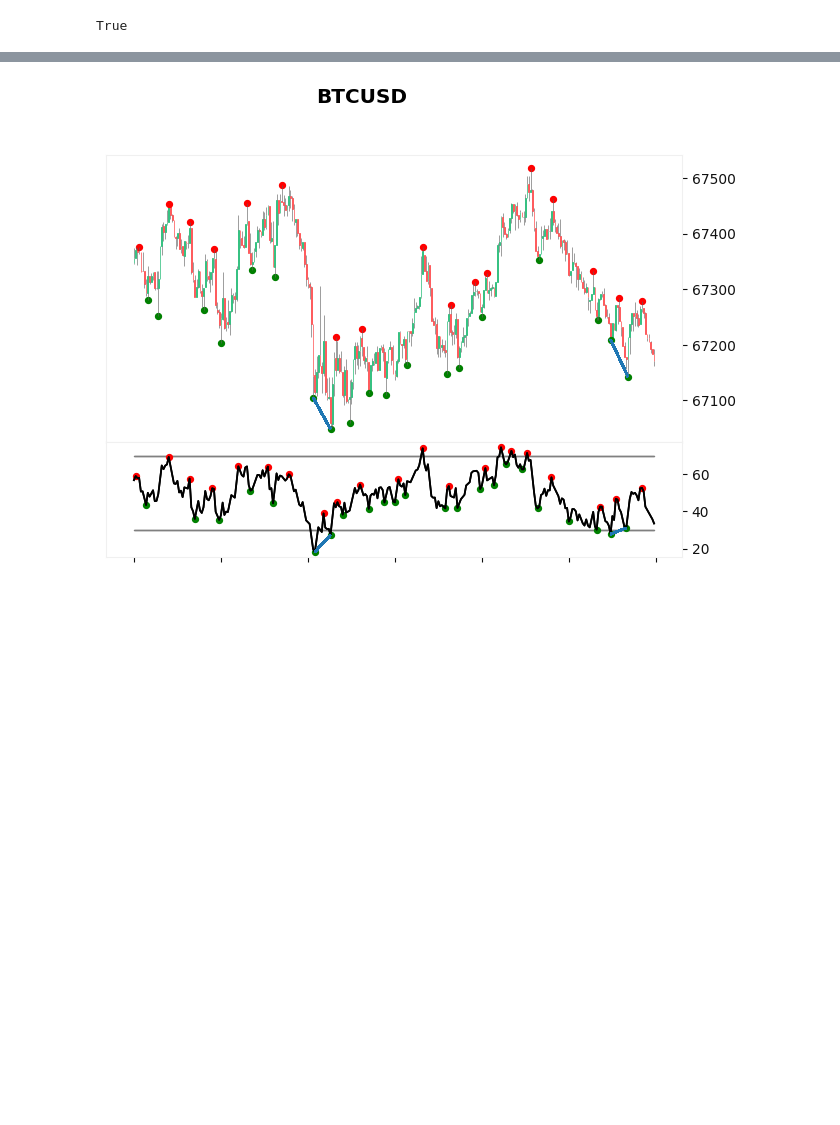
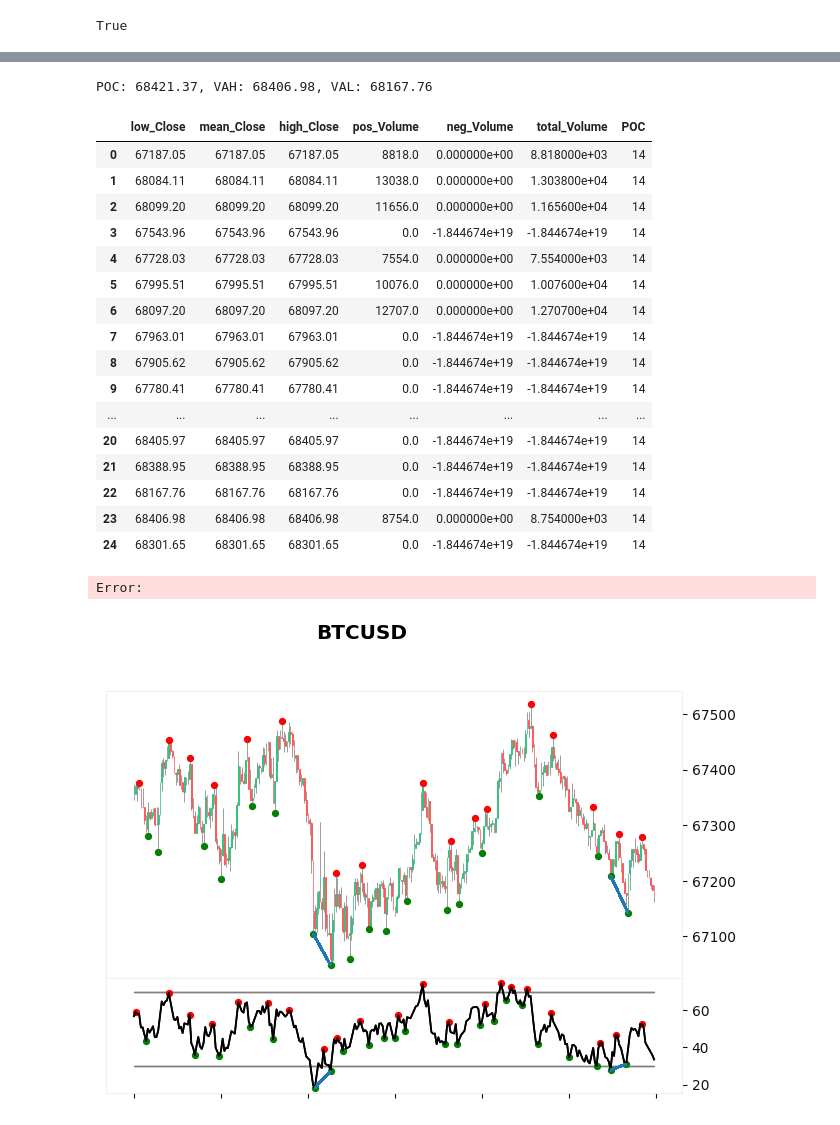
Before and after one commit to nguyenvantat1182002/rsi-signal-bot, a Jupyter notebook: rsi-signal-bot.ipynb, the cells around one changed output, grey strips where cells are left out. Drawn from its saved outputs; the diff is of its cells as text; code cells hidden in the pictures; blank space fills up the shorter version.

```diff
--- a/rsi-signal-bot.ipynb
+++ b/rsi-signal-bot.ipynb
@@ -279,3 +183,46 @@ vp.nlargest(5, 'total_Volume')
+# %%
+# Bước 1: Tìm POC
+vp['POC'] = vp['total_Volume'].idxmax()  # Vị trí có volume lớn nhất
+
+# Bước 2: Tính tổng khối lượng giao dịch
+total_volume = vp['total_Volume'].sum()
+
+# Bước 3: Tính khối lượng giao dịch trong khu vực 70%
+cumulative_volume = vp['total_Volume'].cumsum()
+value_area_volume = total_volume * 0.7  # 70% của tổng volume
+
+# Bước 4: Xác định các mức VAH và VAL
+# VAH là mức giá cao nhất trong vùng 70% khối lượng
+VAH = vp[cumulative_volume <= value_area_volume]['high_Close'].max()
+
+# VAL là mức giá thấp nhất trong vùng 70% khối lượng
+VAL = vp[cumulative_volume <= value_area_volume]['low_Close'].min()
+
+# Trả kết quả POC, VAH, VAL
+POC = vp.loc[vp['total_Volume'].idxmax(), 'mean_Close']
+print(f"POC: {POC}, VAH: {VAH}, VAL: {VAL}")
+
+vp
+# %% [output]
+POC: 68421.37, VAH: 68406.98, VAL: 68167.76
+|  | low_Close | mean_Close | high_Close | pos_Volume | neg_Volume | total_Volume | POC |
+| 0 | 67187.05 | 67187.05 | 67187.05 | 8818.0 | 0.000000e+00 | 8.818000e+03 | 14 |
+| 1 | 68084.11 | 68084.11 | 68084.11 | 13038.0 | 0.000000e+00 | 1.303800e+04 | 14 |
+| 2 | 68099.20 | 68099.20 | 68099.20 | 11656.0 | 0.000000e+00 | 1.165600e+04 | 14 |
+| 3 | 67543.96 | 67543.96 | 67543.96 | 0.0 | -1.844674e+19 | -1.844674e+19 | 14 |
+| 4 | 67728.03 | 67728.03 | 67728.03 | 7554.0 | 0.000000e+00 | 7.554000e+03 | 14 |
+| 5 | 67995.51 | 67995.51 | 67995.51 | 10076.0 | 0.000000e+00 | 1.007600e+04 | 14 |
+| 6 | 68097.20 | 68097.20 | 68097.20 | 12707.0 | 0.000000e+00 | 1.270700e+04 | 14 |
+| 7 | 67963.01 | 67963.01 | 67963.01 | 0.0 | -1.844674e+19 | -1.844674e+19 | 14 |
+| 8 | 67905.62 | 67905.62 | 67905.62 | 0.0 | -1.844674e+19 | -1.844674e+19 | 14 |
+| 9 | 67780.41 | 67780.41 | 67780.41 | 0.0 | -1.844674e+19 | -1.844674e+19 | 14 |
+| ... | ... | ... | ... | ... | ... | ... | ... |
+| 20 | 68405.97 | 68405.97 | 68405.97 | 0.0 | -1.844674e+19 | -1.844674e+19 | 14 |
+| 21 | 68388.95 | 68388.95 | 68388.95 | 0.0 | -1.844674e+19 | -1.844674e+19 | 14 |
+| 22 | 68167.76 | 68167.76 | 68167.76 | 0.0 | -1.844674e+19 | -1.844674e+19 | 14 |
+| 23 | 68406.98 | 68406.98 | 68406.98 | 8754.0 | 0.000000e+00 | 8.754000e+03 | 14 |
+| 24 | 68301.65 | 68301.65 | 68301.65 | 0.0 | -1.844674e+19 | -1.844674e+19 | 14 |
+Error:
 # %%
 df = df.tail(300)
 df.set_index(df['time'], inplace=True)
```
Also changed, not shown: parts of 2 cells of this notebook, 5 other files.
